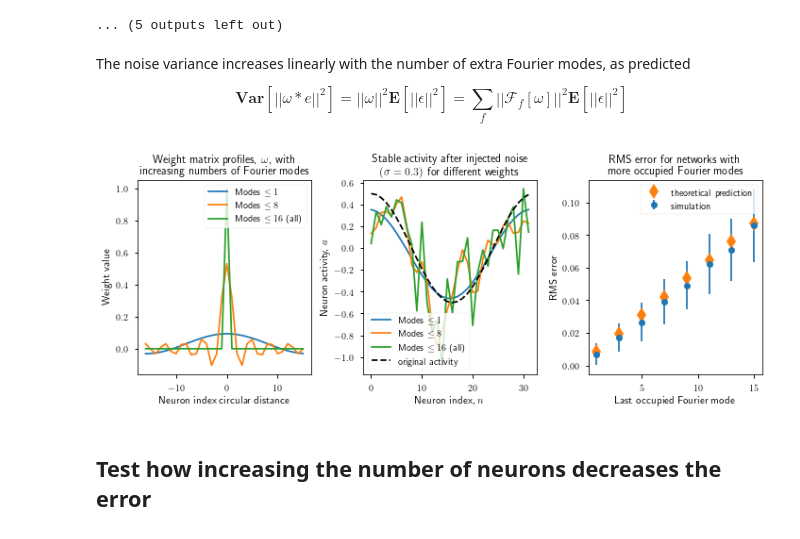
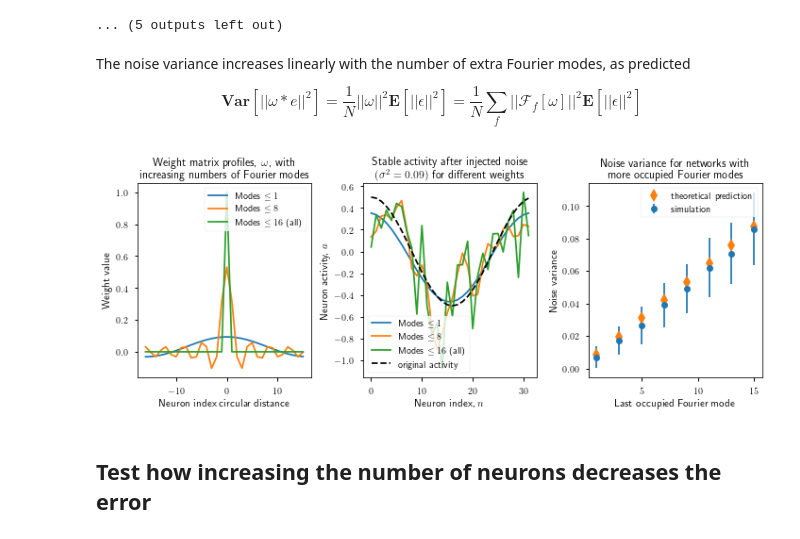
Before and after one commit to Dominic-DallOsto/insect-navigation-sinusoidal-optimality, a Jupyter notebook: sinusoidal noise rejection negative activity.ipynb, the cells around one changed output. Cells and saved outputs as stored; diff of their text form; code cells hidden in the pictures.

Commit message:
Update sinusoidal noise rejection figures

```diff
--- a/sinusoidal noise rejection negative activity.ipynb
+++ b/sinusoidal noise rejection negative activity.ipynb
@@ -140,7 +140,7 @@ Fourier modes up to 11 = [0. 1. 1. 1. 1. 1. 1. 1. 1. 1. 1. 1. 0. 0. 0. 0. 0. 0.
 # %% [markdown]
 The noise variance increases linearly with the number of extra Fourier modes, as predicted
 
-$$\textbf{Var}\left[||\omega \ast e||^2\right] = ||\omega||^2 \textbf{E}\left[||\epsilon||^2\right] = \sum_f||\mathcal{F}_f[\omega]||^2 \textbf{E}\left[||\epsilon||^2\right]$$
+$$\textbf{Var}\left[||\omega \ast e||^2\right] = \frac{1}{N}||\omega||^2 \textbf{E}\left[||\epsilon||^2\right] = \frac{1}{N}\sum_f||\mathcal{F}_f[\omega]||^2 \textbf{E}\left[||\epsilon||^2\right]$$
 # %%
 dt=0.001
 
@@ -155,38 +155,38 @@ a_full = noisy_activity.copy()
 for _ in range(50000):
 	a_normal += dt*(W_normal@a_normal - a_normal)
 	a_half += dt*(W_half@a_half - a_half)
 	a_full += dt*(W_full@a_full - a_full)
 
 fig, axs = plt.subplots(1, 3, figsize=(10,4)) # paper figures should be width 10
 axs[0].plot(neuron_indices-N//2, W_normal[N//2,:], label='Modes $\\leq 1$')
 axs[0].plot(neuron_indices-N//2, W_half[N//2,:], label='Modes $\\leq 8$')
 axs[0].plot(neuron_indices-N//2, W_full[N//2,:], label='Modes $\\leq 16$ (all)')
 axs[0].set_xlabel('Neuron index circular distance')
 axs[0].set_ylabel('Weight value')
 axs[0].set_title('Weight matrix profiles, $\\omega$, with\nincreasing numbers of Fourier modes')
 axs[0].legend()
 
 axs[1].plot(neuron_indices, a_normal, label='Modes $\\leq 1$')
 axs[1].plot(neuron_indices, a_half, label='Modes $\\leq 8$')
 axs[1].plot(neuron_indices, a_full, label='Modes $\\leq 16$ (all)')
 axs[1].plot(neuron_indices, a, 'k--', label='original activity')
 axs[1].set_xlabel('Neuron index, $n$')
 axs[1].set_ylabel('Neuron activity, $a$')
-axs[1].set_title(f'Stable activity after injected noise\n$(\\sigma={noise_stddev})$ for different weights')
+axs[1].set_title(f'Stable activity after injected noise\n$(\\sigma^2={noise_var})$ for different weights')
 axs[1].legend()
 
 axs[2].errorbar(last_mode_range, fourier_mode_errors, fourier_mode_stddevs, fmt='o', label='simulation')
-plt.plot(last_mode_range, [noise_var/N*np.sum(fill_fourier_modes_up_to_N(last_mode, N)) for last_mode in last_mode_range], 'd', markersize=12, label='theoretical prediction')
+plt.plot(last_mode_range, [noise_var/N*np.sum(fill_fourier_modes_up_to_N(last_mode, N)) for last_mode in last_mode_range], 'd', markersize=10, label='theoretical prediction')
 axs[2].set_xlabel('Last occupied Fourier mode')
-axs[2].set_ylabel('RMS error')
-axs[2].set_title(f'RMS error for networks with\nmore occupied Fourier modes')
+axs[2].set_ylabel('Noise variance')
+axs[2].set_title(f'Noise variance for networks with\nmore occupied Fourier modes')
 axs[2].legend()
 
 plt.tight_layout()
 plt.savefig('plots/sinusoidal-noise-rejection-fourier-modes-negative-activity.pdf')
 plt.show()
 # %% [output]
-[figure, old version]
+[figure, new version]
 # %% [markdown]
 ## Test how increasing the number of neurons decreases the error
 # %%
```
Also changed, not shown: parts of 2 cells of this notebook, 5 other files.
